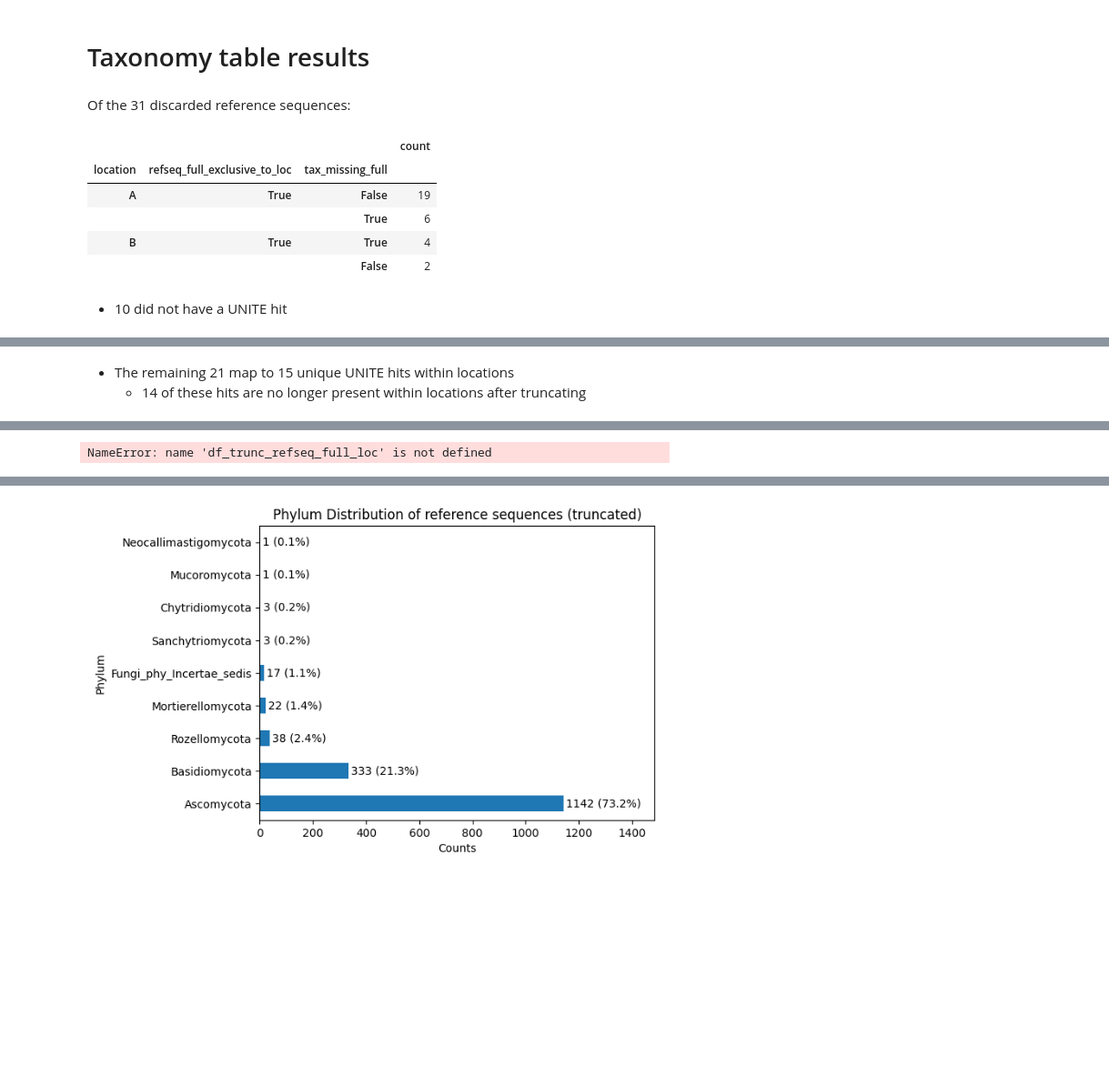
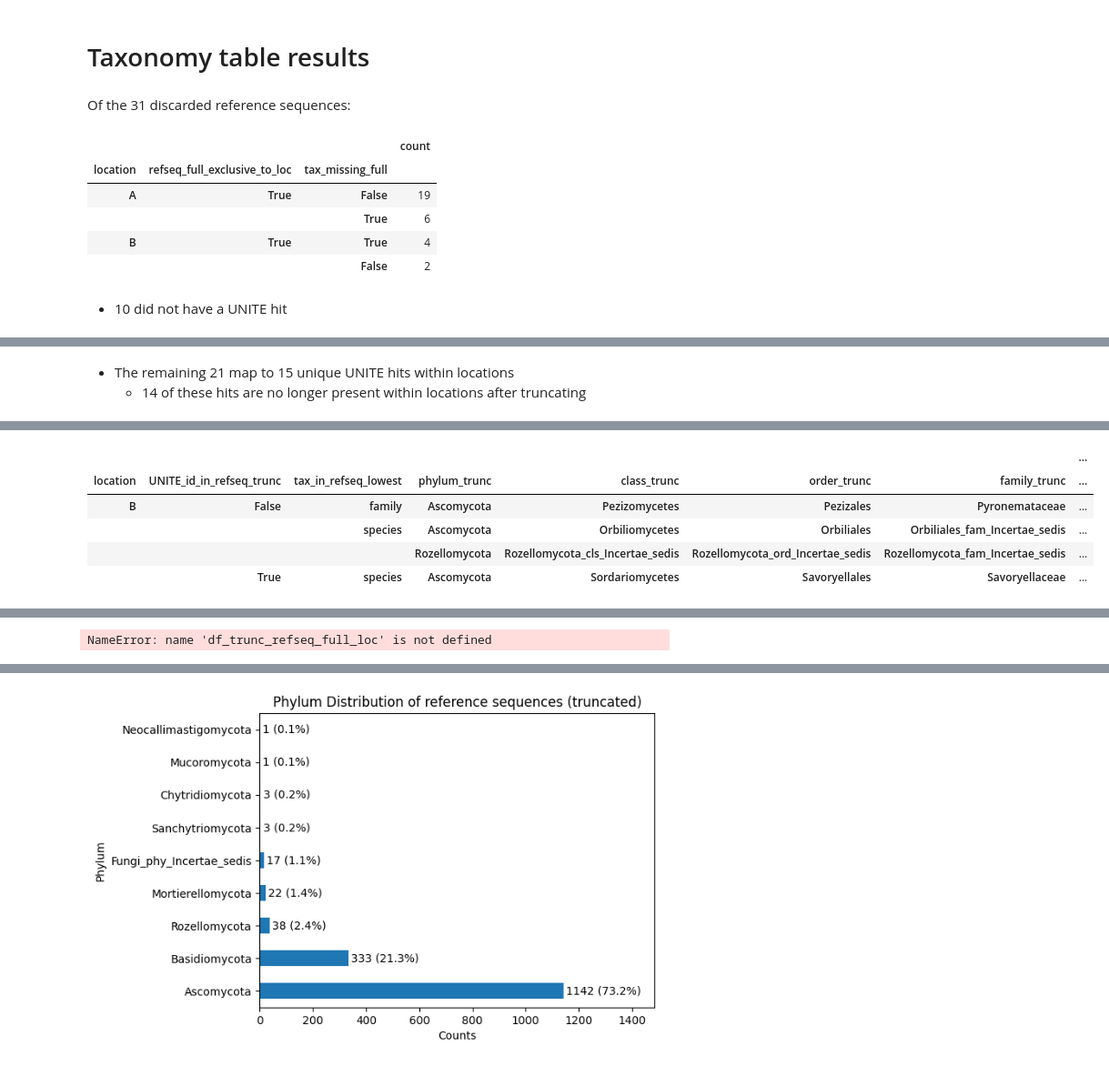
Before and after one commit to SethGG/mycodiversity-arise, a Jupyter notebook: 7_data_analysis.ipynb, the cells around one changed output, grey strips where cells are left out. Shown at 91% size. Cells and saved outputs as stored; diff of their text form; code cells hidden in the pictures; blank space fills up the shorter version.

```diff
--- a/7_data_analysis.ipynb
+++ b/7_data_analysis.ipynb
@@ -409,42 +409,48 @@ The 229 new ZOTUs (129 after dereplication within samples) that passed the conta
 # Taxonomy table results
 # %%
 #Taxonomic results on the discarded sequences
+
+levels = ["phylum", "class", "order", "family", "genus", "species"]
+
+# ---
+
 df_discard_refseq_full_tax_missing_count = pd.DataFrame(df_discard_refseq_full.value_counts(subset=["location", "refseq_full_exclusive_to_loc", "tax_missing_full"]))
 
 df_discard_unite_full = df_discard_refseq_full[df_discard_refseq_full["tax_missing_full"] == False].drop_duplicates(subset=["location", "UNITE_id_full"])
 
-df_trunc_unite_refseq_both = df_trunc_refseq_both[df_trunc_refseq_both["tax_missing_trunc"] == False].drop_duplicates(subset=["location", "UNITE_id_full", "UNITE_id_trunc"])
-df_trunc_unite_refseq_both_full = df_trunc_unite_refseq_both.drop_duplicates(subset=["location", "UNITE_id_full"])
-df_trunc_unite_refseq_both_trunc = df_trunc_unite_refseq_both.drop_duplicates(subset=["location", "UNITE_id_trunc"])
+df_trunc_unite_refseq_trunc = df_trunc[(df_trunc["passed_contam_trunc"] == True) & (df_trunc["tax_missing_trunc"] == False)].drop_duplicates(subset=["location", "UNITE_id_trunc"])
 
 df_trunc_unite_new_refseq = df_trunc_refseq_new_zotu[
     (df_trunc_refseq_new_zotu["new_refseq_trunc_within_loc"] == True) & (df_trunc_refseq_new_zotu["tax_missing_trunc"] == True)].drop_duplicates(subset=["location", "UNITE_id_trunc"])
 
 df_discard_unite_full = df_discard_unite_full.merge(
-    df_trunc_unite_refseq_both_full[["location", "UNITE_id_full"]],
+    df_trunc_unite_refseq_trunc[["location", "UNITE_id_trunc"]].rename(columns={"UNITE_id_trunc": "UNITE_id_full"}),
     on=["location","UNITE_id_full"], how="left", indicator=True).set_index(df_discard_unite_full.index)
-df_discard_unite_full["UNITE_id_in_refseq_both_full"] = df_discard_unite_full["_merge"] == "both"
+df_discard_unite_full["UNITE_id_in_refseq_trunc"] = df_discard_unite_full["_merge"] == "both"
 df_discard_unite_full = df_discard_unite_full.drop(columns=["_merge"])
 
-df_discard_unite_full = df_discard_unite_full.merge(
-    df_trunc_unite_refseq_both_trunc[["location", "UNITE_id_trunc"]].rename(columns={"UNITE_id_trunc": "UNITE_id_full"}),
-    on=["location","UNITE_id_full"], how="left", indicator=True).set_index(df_discard_unite_full.index)
-df_discard_unite_full["UNITE_id_in_refseq_both_trunc"] = df_discard_unite_full["_merge"] == "both"
-df_discard_unite_full = df_discard_unite_full.drop(columns=["_merge"])
+for level_depth in range(len(levels)):
+    df_trunc_tax_trunc_until_level = df_trunc_unite_refseq_trunc[["location"]+[f"{level}_trunc" for level in levels[:level_depth+1]]].drop_duplicates()
+    df_discard_unite_full = df_discard_unite_full.merge(
+        df_trunc_tax_trunc_until_level.rename(columns={f"{level}_trunc": f"{level}_full" for level in levels[:level_depth+1]}),
+        how="left", indicator=True).set_index(df_discard_unite_full.index)
+    df_discard_unite_full[f"tax_in_refseq_trunc_until_{levels[level_depth]}"] = df_discard_unite_full["_merge"] == "both"
+    df_discard_unite_full = df_discard_unite_full.drop(columns=["_merge"])
 
-df_discard_unite_full = df_discard_unite_full.merge(
-    df_trunc_unite_new_refseq[["location", "UNITE_id_trunc"]].rename(columns={"UNITE_id_trunc": "UNITE_id_full"}),
-    on=["location","UNITE_id_full"], how="left", indicator=True).set_index(df_discard_unite_full.index)
-df_discard_unite_full["UNITE_id_in_new_refseq"] = df_discard_unite_full["_merge"] == "both"
-df_discard_unite_full = df_discard_unite_full.drop(columns=["_merge"])
+df_discard_unite_full["tax_in_refseq_lowest"] = (
+    df_discard_unite_full[[f"tax_in_refseq_trunc_until_{level}" for level in levels]].apply(
+        lambda row: next((level for level in levels[::-1] if row[f"tax_in_refseq_trunc_until_{level}"]), None), axis=1
+    )
+)
+
 
 df_discard_unite_full_counts = pd.DataFrame(df_discard_unite_full.value_counts(
-    subset=["location", "UNITE_id_in_refseq_both_full", "UNITE_id_in_refseq_both_trunc", "UNITE_id_in_new_refseq"]))
+    subset=["location", "UNITE_id_in_refseq_trunc", "tax_in_refseq_lowest"]+[f"{level}_full" for level in levels]))
 
 num_discard_refseq_full_unite_na = df_discard_refseq_full[df_discard_refseq_full["tax_missing_full"] == True].shape[0]
 num_discard_refseq_full_unite = df_discard_refseq_full[df_discard_refseq_full["tax_missing_full"] == False].shape[0]
 num_discard_unite_full = df_discard_unite_full.shape[0]
-num_discard_unite_full_not_elsewhere = df_discard_unite_full_counts.loc[(slice(None), slice(None), False, False)]["count"].sum()
+num_discard_unite_full_not_elsewhere = df_discard_unite_full_counts.loc[(slice(None), False),]["count"].sum()
 display(md(f"Of the {num_discard_refseq_full} discarded reference sequences:"))
 display(df_discard_refseq_full_tax_missing_count)
 display(md(f"- {num_discard_refseq_full_unite_na} did not have a UNITE hit"))
@@ -452,23 +458,54 @@ display(df_discard_unite_full_counts)
 display(md(f"- The remaining {num_discard_refseq_full_unite} map to {num_discard_unite_full} unique UNITE hits within locations\n"
            f"\t- {num_discard_unite_full_not_elsewhere} of these hits are no longer present within locations after truncating"))
 
-df_discard_unite_full_elsewhere = df_discard_unite_full[
-    (df_discard_unite_full["UNITE_id_in_refseq_both_trunc"] == False) & (df_discard_unite_full["UNITE_id_in_new_refseq"] == False)]
-df_discard_unite_full_elsewhere_tax_count = pd.DataFrame(df_discard_unite_full_elsewhere.value_counts(subset="phylum_full"))
-display(df_discard_unite_full_elsewhere_tax_count)
-
 
 #Taxonomic differences on ZOTUs that pass at full length and after truncation
 
-df_trunc_refseq_full_loc_tax_missing_count = pd.DataFrame(df_trunc_refseq_full_loc.value_counts(subset=["location", "exclusive_to_loc", "tax_missing_full", "tax_missing_trunc"]))
-display(df_trunc_refseq_full_loc_tax_missing_count)
+df_trunc_refseq_both_tax_missing_count = pd.DataFrame(df_trunc_refseq_both.value_counts(subset=["location", "tax_missing_full", "tax_missing_trunc"]))
 
-df_trunc_unite_full_new = df_trunc_refseq_full_loc[df_trunc_refseq_full_loc["tax_missing_full"] != df_trunc_refseq_full_loc["tax_missing_trunc"]].drop_duplicates(subset=["location", "UNITE_id_trunc"])
+df_trunc_unite_both_new = df_trunc_refseq_both[df_trunc_refseq_both["tax_missing_full"] != df_trunc_refseq_both["tax_missing_trunc"]].drop_duplicates(subset=["location", "UNITE_id_trunc"])
 
-df_trunc_unite_full_new["UNITE_id_in_trunc"] = df_trunc_unite_full_new["UNITE_id_trunc"].isin(df_trunc_refseq_full_loc[df_trunc_refseq_full_loc["tax_missing_full"] == False]["UNITE_id_trunc"])
-df_trunc_unite_full_new["UNITE_id_in_full"] = df_trunc_unite_full_new["UNITE_id_trunc"].isin(df_trunc_refseq_full_loc[df_trunc_refseq_full_loc["tax_missing_full"] == False]["UNITE_id_full"])
+df_trunc_unite_refseq_trunc_sans_both_new = df_trunc[(df_trunc["passed_contam_trunc"] == True) & (df_trunc["tax_missing_trunc"] == False)].drop(index=df_trunc_unite_both_new.index).drop_duplicates(subset=["location", "UNITE_id_trunc"])
 
-display(df_trunc_unite_full_new[["location", "UNITE_id_trunc", "UNITE_id_in_trunc", "UNITE_id_in_full"]])
+df_trunc_unite_both_new = df_trunc_unite_both_new.merge(
+    df_trunc_unite_refseq_trunc_sans_both_new[["location", "UNITE_id_trunc"]],
+    on=["location","UNITE_id_trunc"], how="left", indicator=True).set_index(df_trunc_unite_both_new.index)
+df_trunc_unite_both_new["UNITE_id_in_refseq_trunc"] = df_trunc_unite_both_new["_merge"] == "both"
+df_trunc_unite_both_new = df_trunc_unite_both_new.drop(columns=["_merge"])
+
+for level_depth in range(len(levels)):
+    df_trunc_tax_trunc_until_level = df_trunc_unite_refseq_trunc_sans_both_new[["location"]+[f"{level}_trunc" for level in levels[:level_depth+1]]].drop_duplicates()
+    df_trunc_unite_both_new = df_trunc_unite_both_new.merge(
+        df_trunc_tax_trunc_until_level, how="left", indicator=True).set_index(df_trunc_unite_both_new.index)
+    df_trunc_unite_both_new[f"tax_in_refseq_trunc_until_{levels[level_depth]}"] = df_trunc_unite_both_new["_merge"] == "both"
+    df_trunc_unite_both_new = df_trunc_unite_both_new.drop(columns=["_merge"])
+
+df_trunc_unite_both_new["tax_in_refseq_lowest"] = (
+    df_trunc_unite_both_new[[f"tax_in_refseq_trunc_until_{level}" for level in levels]].apply(
+        lambda row: next((level for level in levels[::-1] if row[f"tax_in_refseq_trunc_until_{level}"]), None), axis=1
+    )
+)
+
+df_trunc_unite_both_new_counts = pd.DataFrame(df_trunc_unite_both_new.value_counts(
+    subset=["location", "UNITE_id_in_refseq_trunc", "tax_in_refseq_lowest"]+[f"{level}_trunc" for level in levels]))
+
+num_trunc_refseq_both = df_trunc_refseq_both.shape[0]
+num_trunc_refseq_both_trunc = df_trunc_refseq_both.drop_duplicates(subset=["location", "refsequence_pk_trunc"]).shape[0]
+num_trunc_refseq_both_new = df_trunc_refseq_both_tax_missing_count.loc[(slice(None), True, False)]["count"].sum()
+num_trunc_refseq_both_new_elsewhere = df_trunc_unite_both_new[df_trunc_unite_both_new["UNITE_id_in_refseq_trunc"] == True].shape[0]
+display(md(f"Of the {num_trunc_refseq_both} full length reference sequences that map to {num_trunc_refseq_both_trunc} truncated reference sequences:"))
+display(df_trunc_refseq_both_tax_missing_count)
+display(md(f"- {num_trunc_refseq_both_new} no longer have missing taxonomy after truncation"))
+display(df_trunc_unite_both_new_counts)
+display(md(f"- {num_trunc_refseq_both_new_elsewhere} of these truncated reference sequences map to a UNITE id that is also present elsewhere"))
+
+
+
+
+#df_trunc_unite_full_new["UNITE_id_in_trunc"] = df_trunc_unite_full_new["UNITE_id_trunc"].isin(df_trunc_refseq_full_loc[df_trunc_refseq_full_loc["tax_missing_full"] == False]["UNITE_id_trunc"])
+#df_trunc_unite_full_new["UNITE_id_in_full"] = df_trunc_unite_full_new["UNITE_id_trunc"].isin(df_trunc_refseq_full_loc[df_trunc_refseq_full_loc["tax_missing_full"] == False]["UNITE_id_full"])
+
+#display(df_trunc_unite_full_new[["location", "UNITE_id_trunc", "UNITE_id_in_trunc", "UNITE_id_in_full"]])
 
 df_trunc_unite_full_both = df_trunc_refseq_full_loc[(df_trunc_refseq_full_loc["tax_missing_full"] == False) & (df_trunc_refseq_full_loc["tax_missing_trunc"] == False)]
 df_trunc_unite_full_both["UNITE_id_equal"] = df_trunc_unite_full_both["UNITE_id_full"] == df_trunc_unite_full_both["UNITE_id_trunc"]
@@ -476,7 +513,6 @@ df_trunc_unite_full_both["UNITE_id_equal"] = df_trunc_unite_full_both["UNITE_id_
 display(pd.DataFrame.join(df_trunc_unite_full_both.value_counts(subset=["location", "exclusive_to_loc", "UNITE_id_equal"]),
                           df_trunc_unite_full_both.drop_duplicates(subset=["location", "UNITE_id_full", "UNITE_id_trunc"]).value_counts(subset=["location", "exclusive_to_loc", "UNITE_id_equal"]), lsuffix="_refseq", rsuffix="_UNITE_id"))
 
-levels = ["phylum", "class", "order", "family", "genus", "species"]
 for level in levels:
     df_trunc_unite_full_both[f"{level}_equal"] = df_trunc_unite_full_both[f"{level}_full"] == df_trunc_unite_full_both[f"{level}_trunc"]
 
@@ -505,0 +551,6 @@ Of the 31 discarded reference sequences:
+|  |  |  |  |  |  |  | ... |
+| location | UNITE_id_in_refseq_trunc | tax_in_refseq_lowest | phylum_trunc | class_trunc | order_trunc | family_trunc | ... |
+| B | False | family | Ascomycota | Pezizomycetes | Pezizales | Pyronemataceae | ... |
+|  |  | species | Ascomycota | Orbiliomycetes | Orbiliales | Orbiliales_fam_Incertae_sedis | ... |
+|  |  |  | Rozellomycota | Rozellomycota_cls_Incertae_sedis | Rozellomycota_ord_Incertae_sedis | Rozellomycota_fam_Incertae_sedis | ... |
+|  | True | species | Ascomycota | Sordariomycetes | Savoryellales | Savoryellaceae | ... |
```
Also changed, not shown: parts of 2 cells of this notebook.
